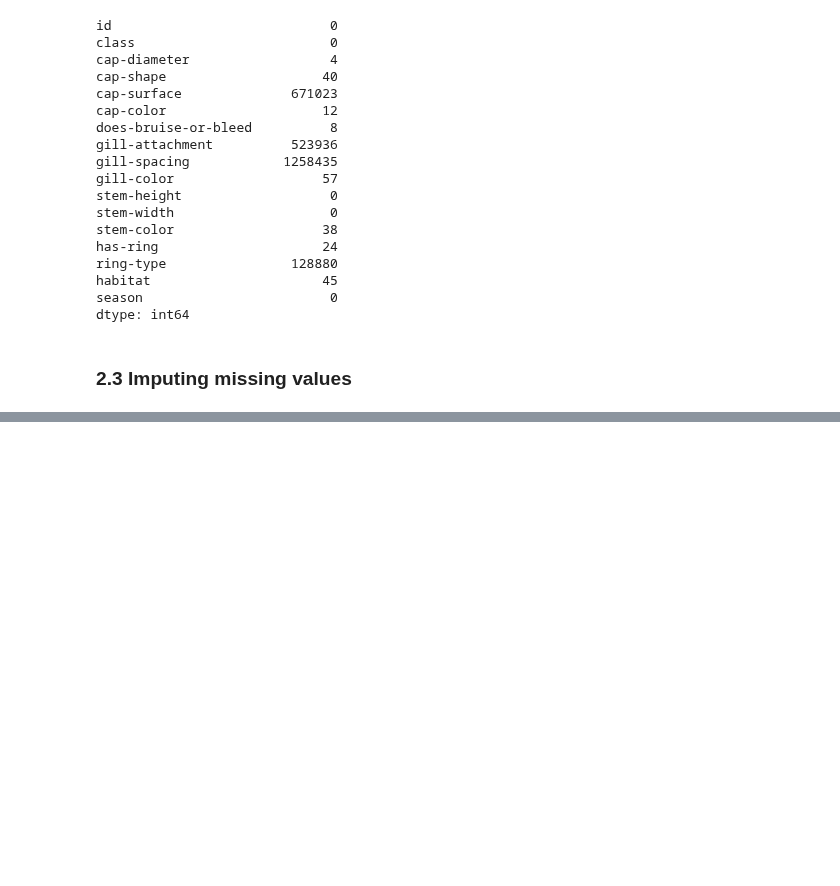
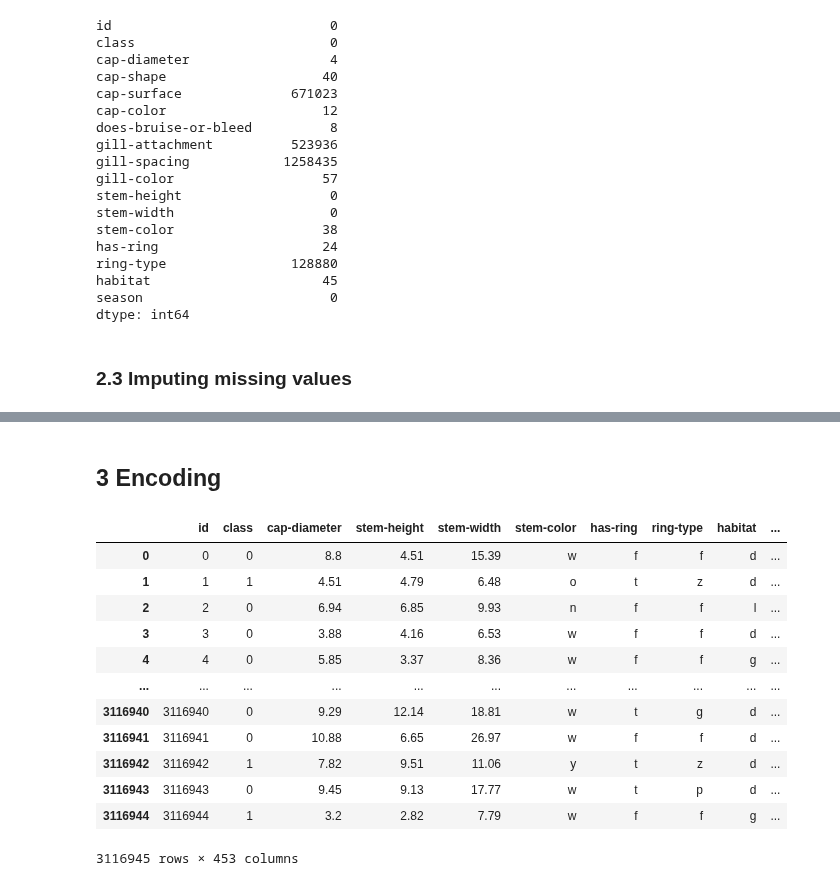
Before and after one commit to VishalyGinny/Data-Science-Projects, a Jupyter notebook: playground-series-s4e8/mushrooms.ipynb, the cells around one changed output, grey strips where cells are left out. Saved outputs shown, nothing was run; the diff lists cells and outputs as text; code cells hidden in the pictures; blank space fills up the shorter version.

```diff
--- a/playground-series-s4e8/mushrooms.ipynb
+++ b/playground-series-s4e8/mushrooms.ipynb
@@ -103,6 +103,6 @@ dtype: float64
 # remove the columns with missing values greater than 50%
 columns_to_remove = missing_values_percentage[missing_values_percentage > 50].index.tolist()
 # %%
-train_cleaned = train.drop(columns=columns_to_remove)
+train = train.drop(columns=columns_to_remove)
 # %%
 print("Columns removed:", columns_to_remove)
@@ -137,0 +177,2 @@ dtype: int64
+# %% [markdown]
+## 3 Encoding
@@ -137,0 +182,18 @@ dtype: int64
+# %%
+# one-hot encoding for non-numeric columns
+train = pd.get_dummies(train, columns=['cap-shape', 'cap-surface', 'cap-color', 'does-bruise-or-bleed', 'gill-attachment', 'gill-spacing', 'gill-color'], drop_first=True)
+train
+# %% [output]
+|  | id | class | cap-diameter | stem-height | stem-width | stem-color | has-ring | ring-type | habitat | ... |
+| 0 | 0 | 0 | 8.8 | 4.51 | 15.39 | w | f | f | d | ... |
+| 1 | 1 | 1 | 4.51 | 4.79 | 6.48 | o | t | z | d | ... |
+| 2 | 2 | 0 | 6.94 | 6.85 | 9.93 | n | f | f | l | ... |
+| 3 | 3 | 0 | 3.88 | 4.16 | 6.53 | w | f | f | d | ... |
+| 4 | 4 | 0 | 5.85 | 3.37 | 8.36 | w | f | f | g | ... |
+| ... | ... | ... | ... | ... | ... | ... | ... | ... | ... | ... |
+| 3116940 | 3116940 | 0 | 9.29 | 12.14 | 18.81 | w | t | g | d | ... |
+| 3116941 | 3116941 | 0 | 10.88 | 6.65 | 26.97 | w | f | f | d | ... |
+| 3116942 | 3116942 | 1 | 7.82 | 9.51 | 11.06 | y | t | z | d | ... |
+| 3116943 | 3116943 | 0 | 9.45 | 9.13 | 17.77 | w | t | p | d | ... |
+| 3116944 | 3116944 | 1 | 3.2 | 2.82 | 7.79 | w | f | f | g | ... |
+3116945 rows × 453 columns
```
Also changed, not shown: parts of 12 cells of this notebook.
